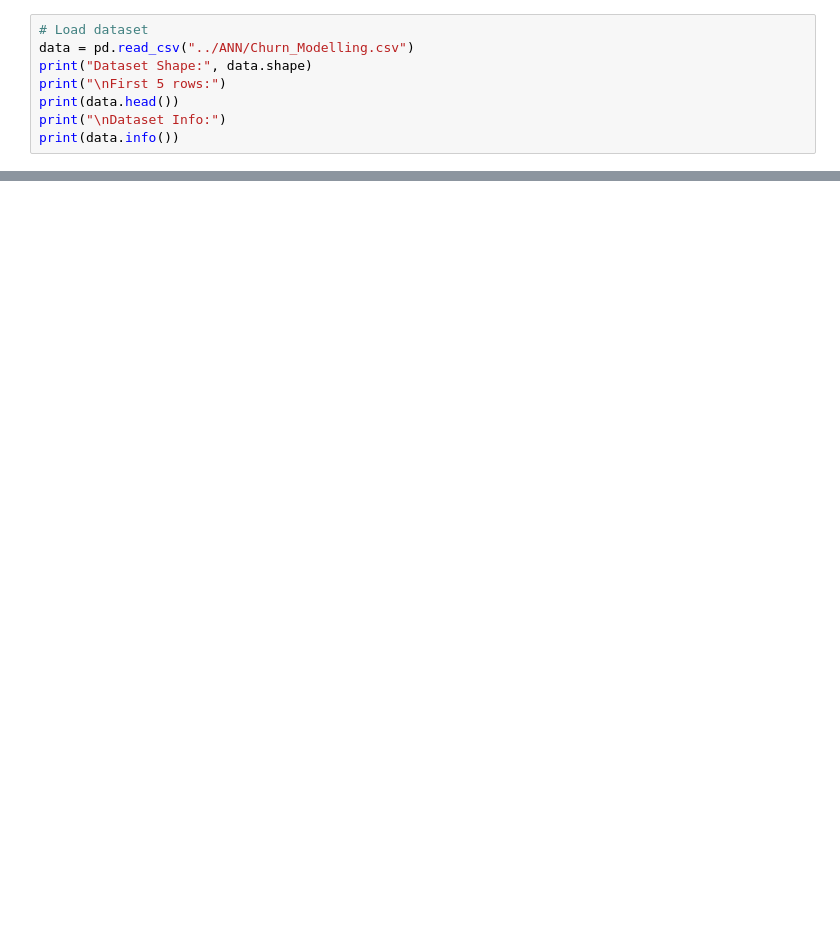
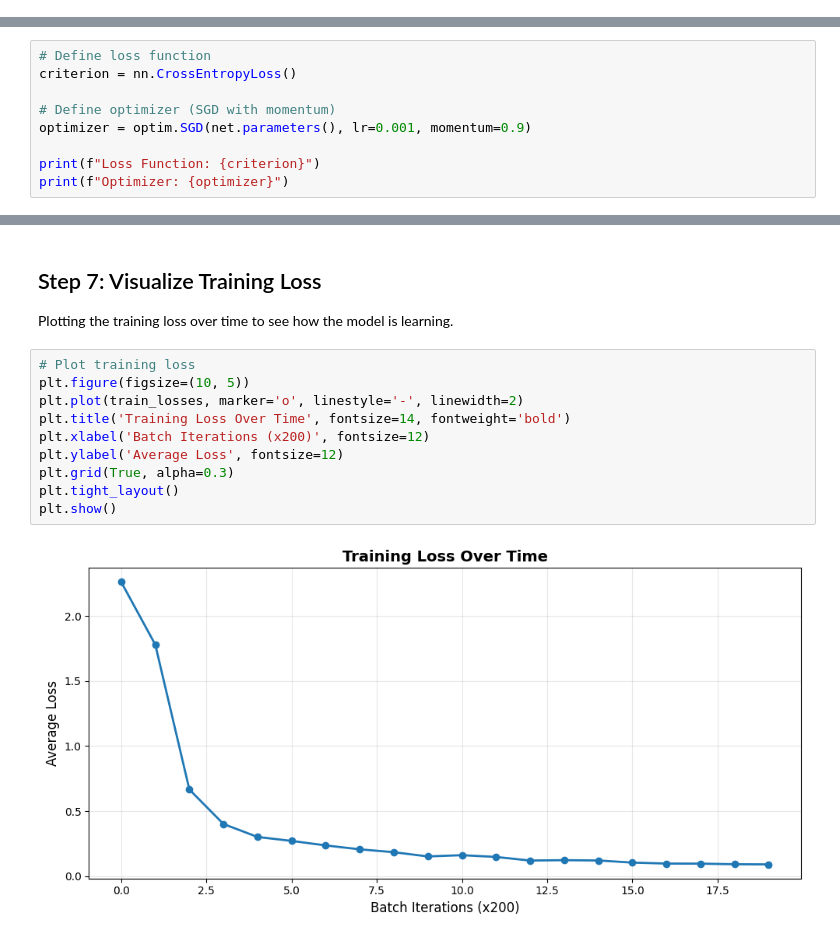
Before and after one commit to Shrisha-shrestha/ML-Scratch-Implementation, a Jupyter notebook: Assignment/CNN/CNN_scratch_implementation.ipynb, the cells around one changed output, grey strips where cells are left out. Drawn from its saved outputs; the diff is of its cells as text; blank space fills up the shorter version.

Commit message:
refactor: add MNIST dataset files for training and testing and refactor cnn scratch implementation due to high error

```diff
--- a/Assignment/CNN/CNN_scratch_implementation.ipynb
+++ b/Assignment/CNN/CNN_scratch_implementation.ipynb
@@ -51,8 +0,0 @@ from sklearn.metrics import confusion_matrix, roc_curve, auc
-# %%
-# Load dataset
-data = pd.read_csv("../ANN/Churn_Modelling.csv")
-print("Dataset Shape:", data.shape)
-print("\nFirst 5 rows:")
-print(data.head())
-print("\nDataset Info:")
-print(data.info())
@@ -626,0 +295,9 @@ print(f"\n✓ AUC-ROC Score: {roc_auc:.4f}")
+# %%
+# Define loss function
+criterion = nn.CrossEntropyLoss()
+
+# Define optimizer (SGD with momentum)
+optimizer = optim.SGD(net.parameters(), lr=0.001, momentum=0.9)
+
+print(f"Loss Function: {criterion}")
+print(f"Optimizer: {optimizer}")
@@ -626,0 +397,16 @@ print(f"\n✓ AUC-ROC Score: {roc_auc:.4f}")
+# %% [markdown]
+## Step 7: Visualize Training Loss
+
+Plotting the training loss over time to see how the model is learning.
+# %%
+# Plot training loss
+plt.figure(figsize=(10, 5))
+plt.plot(train_losses, marker='o', linestyle='-', linewidth=2)
+plt.title('Training Loss Over Time', fontsize=14, fontweight='bold')
+plt.xlabel('Batch Iterations (x200)', fontsize=12)
+plt.ylabel('Average Loss', fontsize=12)
+plt.grid(True, alpha=0.3)
+plt.tight_layout()
+plt.show()
+# %% [output]
+[figure, added]
```
Also changed, not shown: parts of 37 cells of this notebook, 8 other files.
